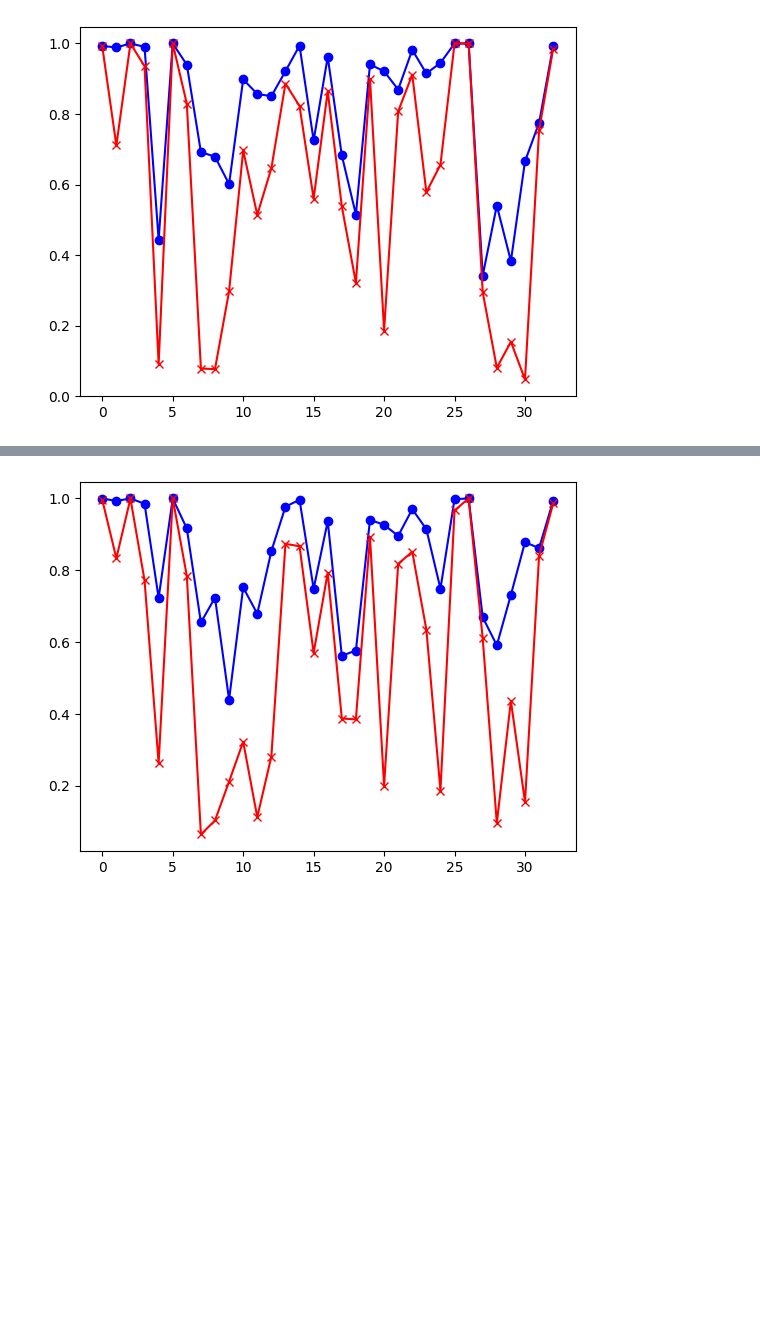
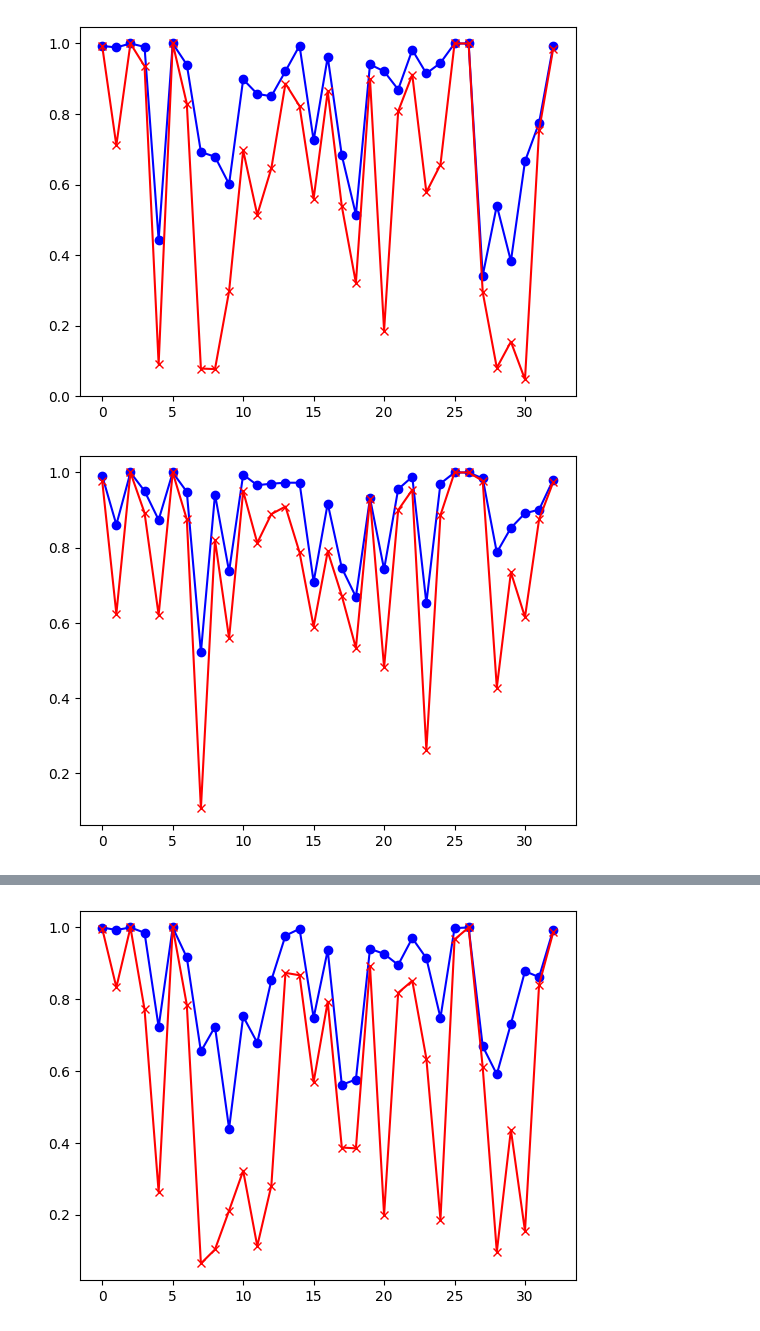
Before and after one commit to tnitzl/SiameseOD, a Jupyter notebook: Results.ipynb, the cells around one changed output, grey strips where cells are left out. Saved outputs shown, nothing was run; the diff lists cells and outputs as text; code cells hidden in the pictures; blank space fills up the shorter version.

```diff
--- a/Results.ipynb
+++ b/Results.ipynb
@@ -49,0 +53,6 @@ plt.show()
+# %%
+plt.plot(range(len(roc_all_dsad)), roc_all_dsad, marker='o', color='b')
+plt.plot(range(len(pr_all_dsad)), pr_all_dsad, marker='x', color='r')
+plt.show()
+# %% [output]
+[figure, added]
```
Also changed, not shown: parts of 41 cells of this notebook, 13 other files.
